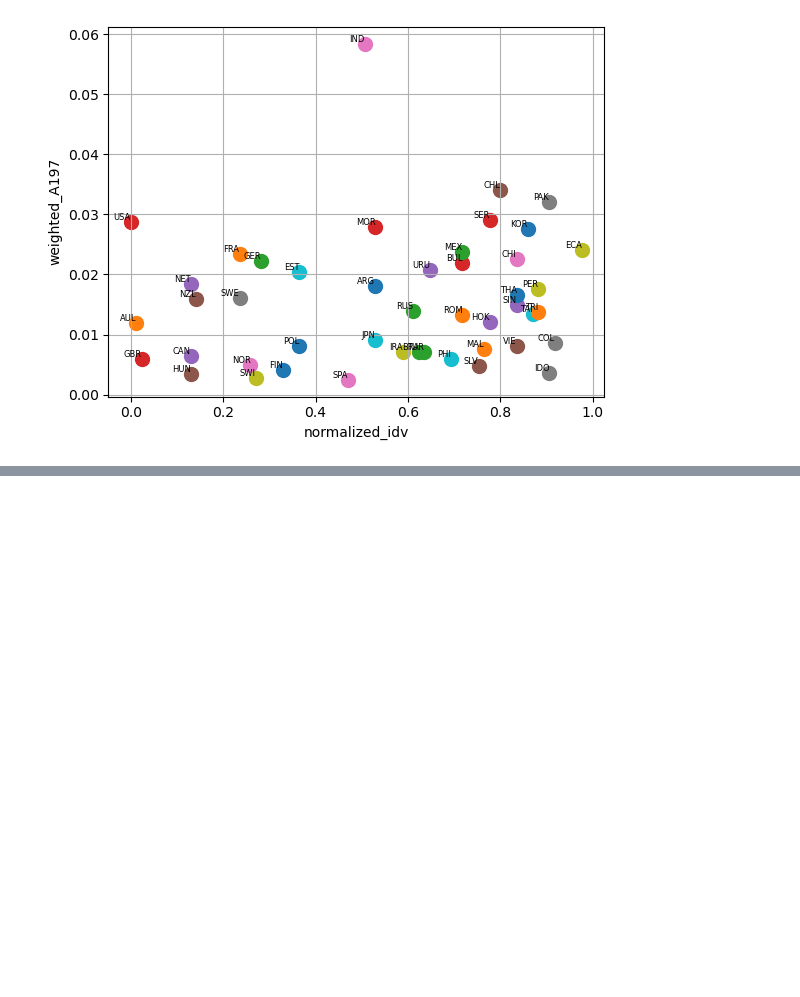
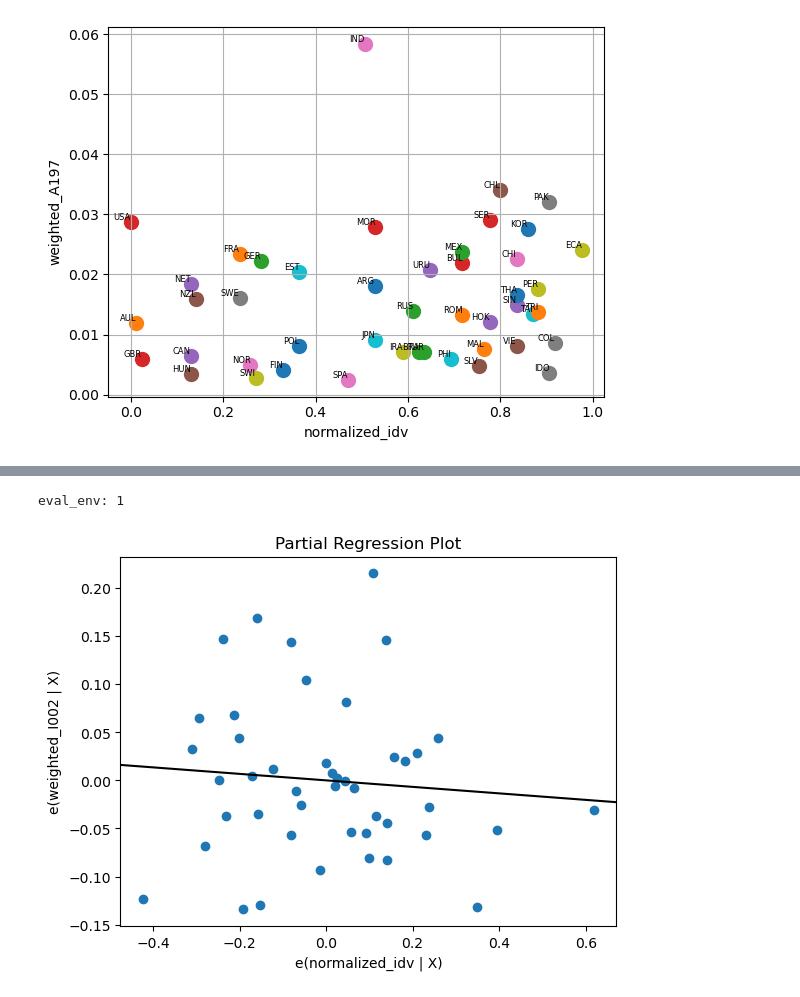
Before and after one commit to ns037/Sunwater_Institute, a Jupyter notebook: Climate-data-new-experiments/wvs-longitude-experiments.ipynb, the cells around one changed output, grey strips where cells are left out. Saved outputs shown, nothing was run; the diff lists cells and outputs as text; code cells hidden in the pictures; blank space fills up the shorter version.

```diff
--- a/Climate-data-new-experiments/wvs-longitude-experiments.ipynb
+++ b/Climate-data-new-experiments/wvs-longitude-experiments.ipynb
@@ -289,0 +505,3 @@ plt.grid()
+# %%
+individual_collective.drop(index=[96,97],inplace=True)
+individual_collective[individual_collective.alpha == 'CHE']
@@ -289,0 +580,7 @@ plt.grid()
+# %%
+merged_df = individual_collective.merge(gdp,on='alpha',how='outer')
+df_e217 = pd.read_csv('longitudinal_I002.csv')
+merged_df=merged_df.merge(df_e217,on='alpha',how='outer')
+merged_df.drop(columns='Unnamed: 0',inplace=True)
+merged_df = merged_df[~(merged_df.normalized_idv.isna())&(~merged_df.average_gdp.isna())&(~merged_df.weighted_I002.isna())]
+merged_df
@@ -289,0 +605,6 @@ plt.grid()
+# %%
+sm.graphics.plot_partregress(data = merged_df,endog = 'weighted_I002',exog_i = 'normalized_idv',exog_others=['average_gdp'],obs_labels=False)
+plt.show()
+# %% [output]
+eval_env: 1
+[figure, added]
```
Also changed, not shown: parts of 29 cells of this notebook, 6 other files.
